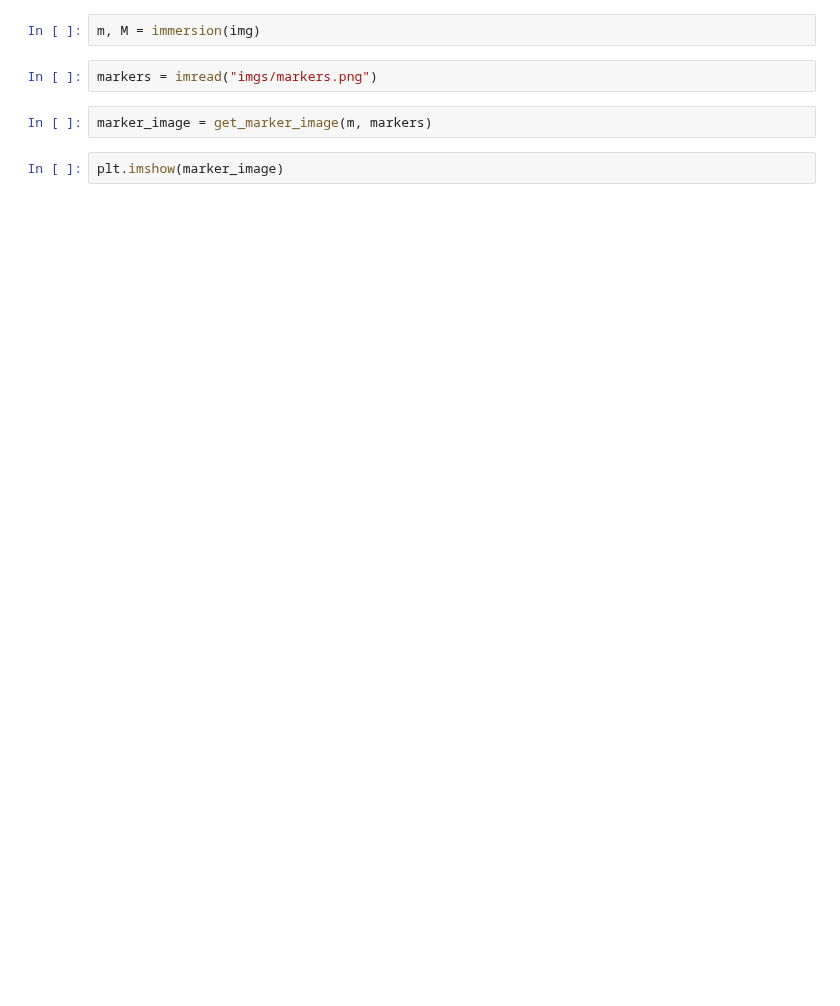
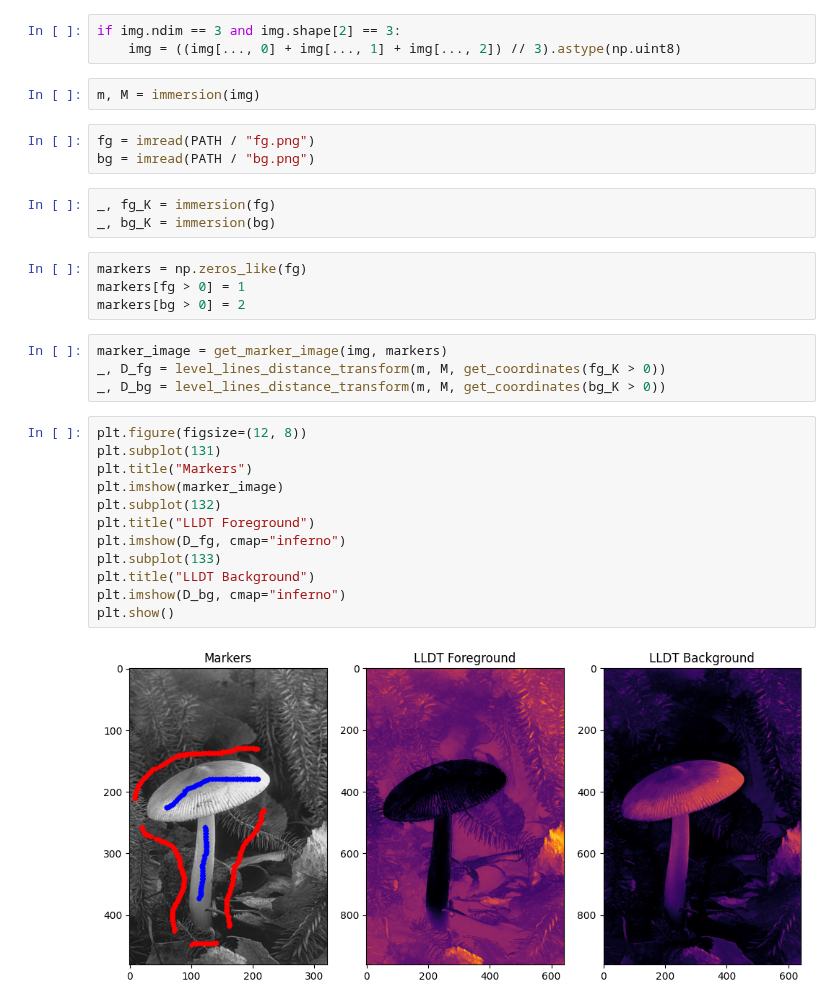
Before and after one commit to baptisteesteban/dahu, a Jupyter notebook: Dahu.ipynb, the cells around one changed output. Drawn from its saved outputs; the diff is of its cells as text; blank space fills up the shorter version.

```diff
--- a/Dahu.ipynb
+++ b/Dahu.ipynb
@@ -23,8 +13,33 @@ plt.show()
+# %%
+if img.ndim == 3 and img.shape[2] == 3:
+    img = ((img[..., 0] + img[..., 1] + img[..., 2]) // 3).astype(np.uint8)
 # %%
 m, M = immersion(img)
 # %%
-markers = imread("imgs/markers.png")
+fg = imread(PATH / "fg.png")
+bg = imread(PATH / "bg.png")
+# %%
+_, fg_K = immersion(fg)
+_, bg_K = immersion(bg)
+# %%
+markers = np.zeros_like(fg)
+markers[fg > 0] = 1
+markers[bg > 0] = 2
 # %%
-marker_image = get_marker_image(m, markers)
+marker_image = get_marker_image(img, markers)
+_, D_fg = level_lines_distance_transform(m, M, get_coordinates(fg_K > 0))
+_, D_bg = level_lines_distance_transform(m, M, get_coordinates(bg_K > 0))
 # %%
+plt.figure(figsize=(12, 8))
+plt.subplot(131)
+plt.title("Markers")
 plt.imshow(marker_image)
+plt.subplot(132)
+plt.title("LLDT Foreground")
+plt.imshow(D_fg, cmap="inferno")
+plt.subplot(133)
+plt.title("LLDT Background")
+plt.imshow(D_bg, cmap="inferno")
+plt.show()
+# %% [output]
+[figure, added]
```
Also changed, not shown: parts of 10 cells of this notebook, 17 other files.
